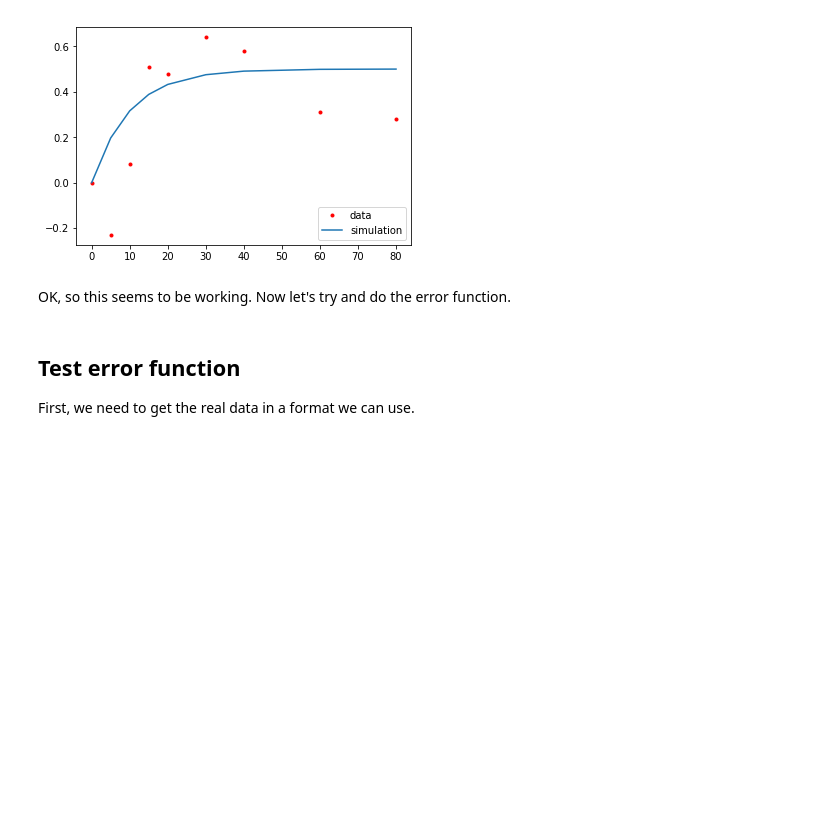
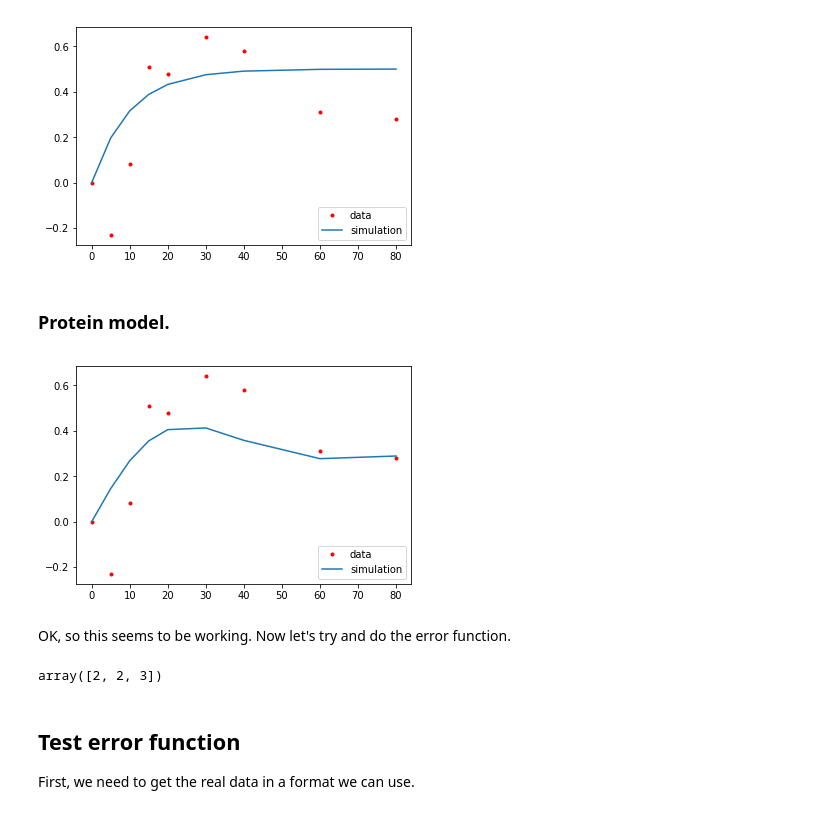
Before and after one commit to jnnanvrro/generegnetwork, a Jupyter notebook: yeastnet_project/Feb9/Parameter estimation.ipynb, the cells around one changed output. Cells and saved outputs as stored; diff of their text form; code cells hidden in the pictures; blank space fills up the shorter version.

```diff
--- a/yeastnet_project/Feb9/Parameter estimation.ipynb
+++ b/yeastnet_project/Feb9/Parameter estimation.ipynb
@@ -206,8 +211,8 @@ def f2(y, t0, u, ka, ki, kf, k_max, k_width, Aa, Ai):
     #return (A - kf * np.identity(len(A))) @ y + u
     return k_max * np.tanh((A @ y) / k_width) - kf * y + u
 
-# Model 3: mRNA and protein, separate inhibition and activation, max activation (tanh).
-def f3(y, t0, u, ka, ki, kf, k_max, k_width, k_prot, Aa, Ai):
+# Model 3: mRNA and protein, separate inhibition and activation, linear activation.
+def f3(y, t0, u, ka, ki, kf, k_prot, Aa, Ai):
     '''
     u: vector of initial conditions.
     ka: activator strength.
@@ -222,10 +227,31 @@ def f3(y, t0, u, ka, ki, kf, k_max, k_width, k_prot, Aa, Ai):
 
     A = ka * Aa - ki * Ai
 
-    dm = k_max * np.tanh((A @ p) / k_width) - kf * y + u
+    dm = (A @ p) - kf * p + u
     dp = k_prot * (m - p)
     #return (A - kf * np.identity(len(A))) @ y + u
-    return np.concatenate(dm, dp)
+    return np.concatenate((dm, dp))
+
+# Model 4: mRNA and protein, separate inhibition and activation, max activation (tanh).
+def f4(y, t0, u, ka, ki, kf, k_max, k_width, k_prot, Aa, Ai):
+    '''
+    u: vector of initial conditions.
+    ka: activator strength.
+    ki: inhibitor strength.
+    kf: vector of feedbacks for each gene.
+    Aa, Ai: activator and inhibitor adj. matrices
+    '''
+    N =  len(y)
+    # Separate into mRNA and protein.
+    m = y[:N // 2]
+    p = y[N //2:]
+
+    A = ka * Aa - ki * Ai
+
+    dm = k_max * np.tanh(A @ p / k_width) - kf * p + u
+    dp = k_prot * (m - p)
+    #return (A - kf * np.identity(len(A))) @ y + u
+    return np.concatenate((dm, dp))
 # %% [markdown]
 ### Brief model test
 
@@ -248,3 +276,5 @@ plt.legend(loc="lower right")
 plt.show()
 # %% [output]
 [figure]
+# %% [markdown]
+### Protein model.
@@ -251,3 +289,11 @@ plt.show()
+# %%
+real_data = gasch_data.iloc[:, 2:10].loc["HSF1"]
+plt.plot(times, [0] + list(real_data), '.r', label="data")
+plt.plot(times, y[:, hsf_index], '-', label="simulation")
+plt.legend(loc="lower right")
+plt.show()
+# %% [output]
+[figure, added]
 # %% [markdown]
 OK, so this seems to be working. Now let's try and do the error function.
 # %%
@@ -323,3 +443,7 @@ def error2(params, y_data, N, hss_indices, n_hss=5):
+# %%
+np.maximum([1,2,3], 2)
+# %% [output]
+array([2, 2, 3])
 # %% [markdown]
 ## Test error function
 
```
Also changed, not shown: parts of 31 cells of this notebook.
